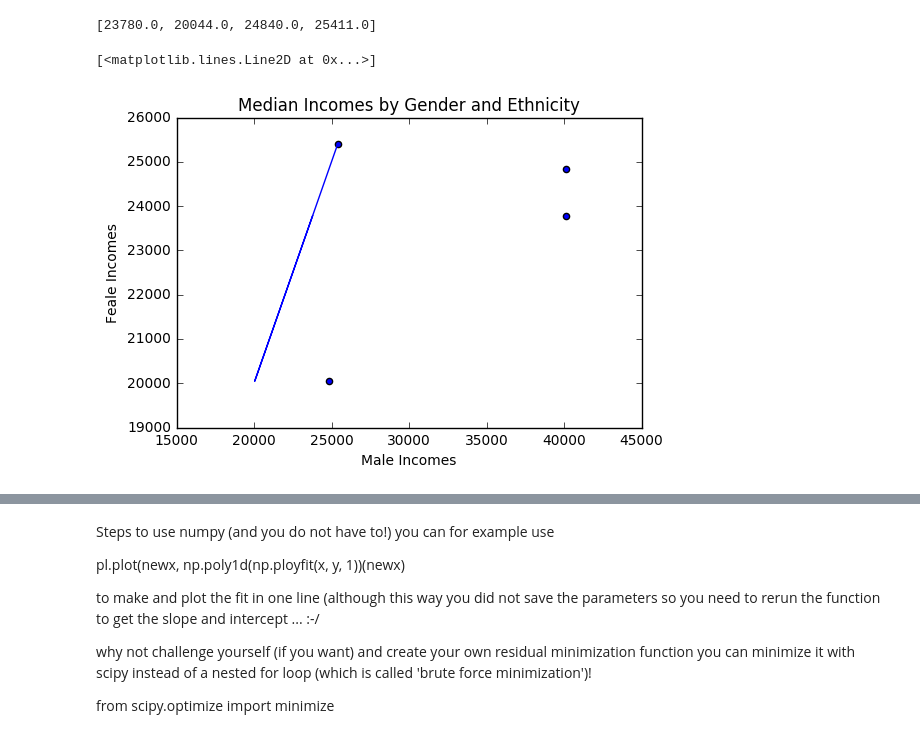
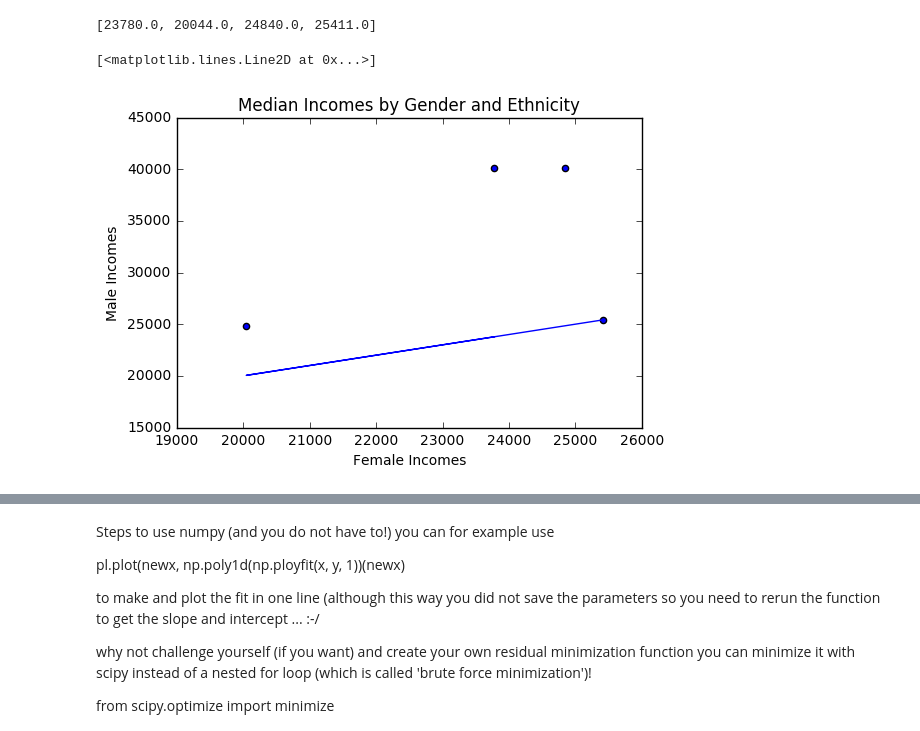
Before and after one commit to dlk253/PUI2016_dlk253, a Jupyter notebook: HW5_dlk253/HW5_Assignment2_dlk253_genderIncomeBias.ipynb, the cells around one changed output, grey strips where cells are left out. Drawn from its saved outputs; the diff is of its cells as text; code cells hidden in the pictures.

```diff
--- a/HW5_dlk253/HW5_Assignment2_dlk253_genderIncomeBias.ipynb
+++ b/HW5_dlk253/HW5_Assignment2_dlk253_genderIncomeBias.ipynb
@@ -278,15 +295,15 @@ female_incomes
 # %% [output]
 [23780.0, 20044.0, 24840.0, 25411.0]
 # %%
-pl.scatter(male_incomes, female_incomes)
+pl.scatter(female_incomes, male_incomes)
 plt.title('Median Incomes by Gender and Ethnicity')
-pl.xlabel('Male Incomes')
-pl.ylabel('Feale Incomes')
+pl.xlabel('Female Incomes')
+pl.ylabel('Male Incomes')
 pl.plot(female_incomes, female_incomes)
 #for some reason I have a datapoint where the genders are equal
 # %% [output]
 [<matplotlib.lines.Line2D at 0x...>]
-[figure, old version]
+[figure, new version]
 # %%
 from scipy import stats
 all_males=np.array([0., allmales['all']['Median income'][1],
```
Also changed, not shown: parts of 20 cells of this notebook.
